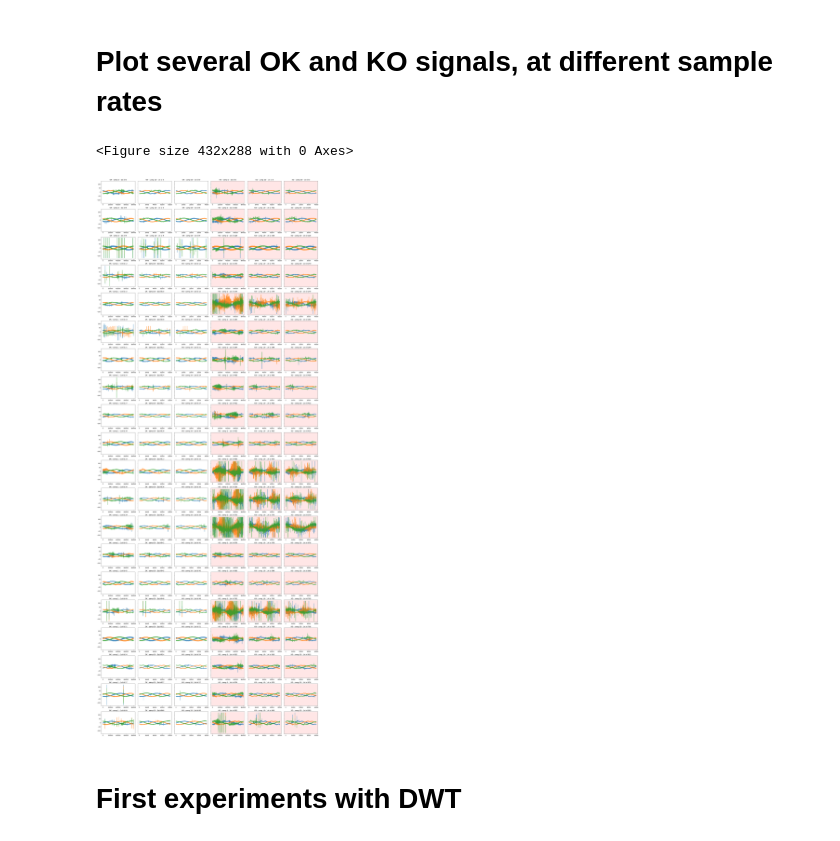
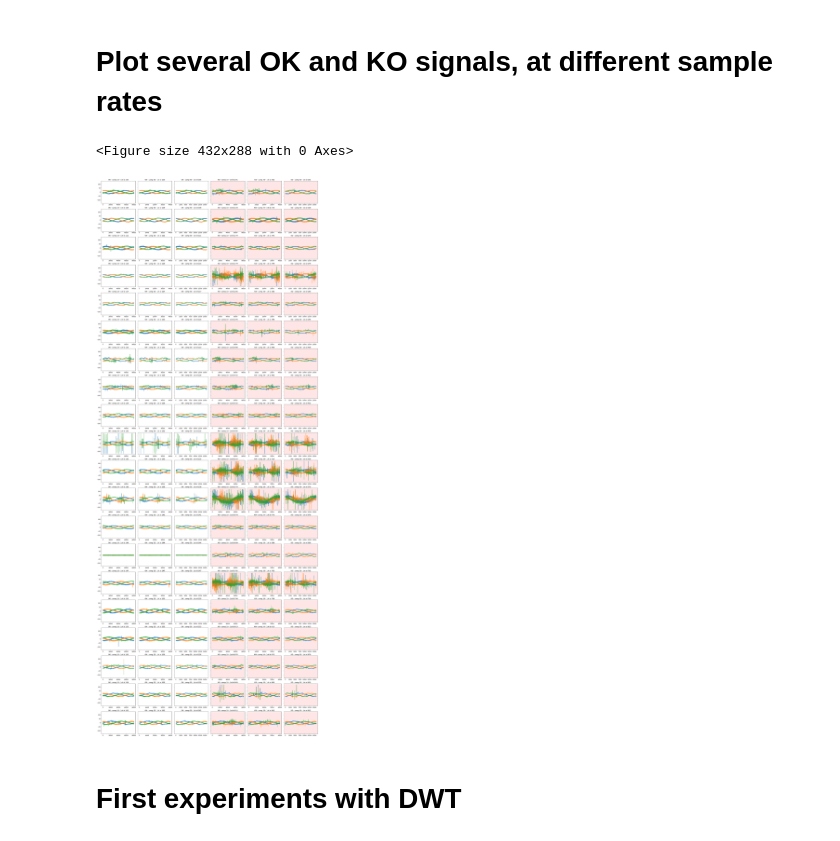
Before and after one commit to miguel-rita/remote-three, a Jupyter notebook: notebooks/first_EDA.ipynb, the cells around one changed output. Cells and saved outputs as stored; diff of their text form; code cells hidden in the pictures.

```diff
--- a/notebooks/first_EDA.ipynb
+++ b/notebooks/first_EDA.ipynb
@@ -98,38 +97,38 @@ plt.clf()
 
 # plot params
 num_signals = 20
-sampling_freqs = [1,10,20] # One point per each sampling_freq points
+sampling_freqs = [10,20,50] # One point per each sampling_freq points
 
 f, axs = plt.subplots(num_signals, len(sampling_freqs) * 2, sharex=False, sharey=True, figsize=(len(sampling_freqs) * 2 * 4, num_signals * 3))
 
 for k, (title, facecolor) in enumerate(zip(['OK', 'KO'], [(1, 1, 1), (1, 0.9, 0.9)])):
 
     # Grab first num_signals (either OK or KO depending on k) (might be grabbing partial OK/KO - ToDo)
     sig_ids = []
-    for line in meta_train.values[::3,:]:
+    for line in meta_train.values[3*35::3,:]:
         if k == 0: # OK signals
             if line[-1] == 0:
                 sig_ids.append(line[0])
                 if len(sig_ids) == num_signals:
                     break # Done collecting
         else: # KO signals
             if line[-1] == 1:
                 sig_ids.append(line[0])
                 if len(sig_ids) == num_signals:
                     break # Done collecting
 
     for j, sampling_freq in enumerate(sampling_freqs):
         t = np.arange(0, full_train.shape[1]/sampling_freq)
         for i, sig_id in enumerate(sig_ids):
             axs[i,j + k*len(sampling_freqs)].set_title(f'{title} - samp {sampling_freq:d} - 1st id {sig_id:d}')
             for phase in [0,1,2]:
                 axs[i,j + k*len(sampling_freqs)].plot(t, full_train[sig_id+phase, ::sampling_freq], alpha=0.85)
                 axs[i,j + k*len(sampling_freqs)].set_facecolor(facecolor)
     f.tight_layout()
-plt.savefig('../visualizations/ok_ko_samp_freq_eda.png')
+plt.savefig('../visualizations/ok_ko_samp_freq_eda_batch2.png')
 # %% [output]
 <Figure size 432x288 with 0 Axes>
-[figure, old version]
+[figure, new version]
 # %% [markdown]
 # First experiments with DWT
 # %%
```
Also changed, not shown: parts of 2 cells of this notebook, 15 other files.
